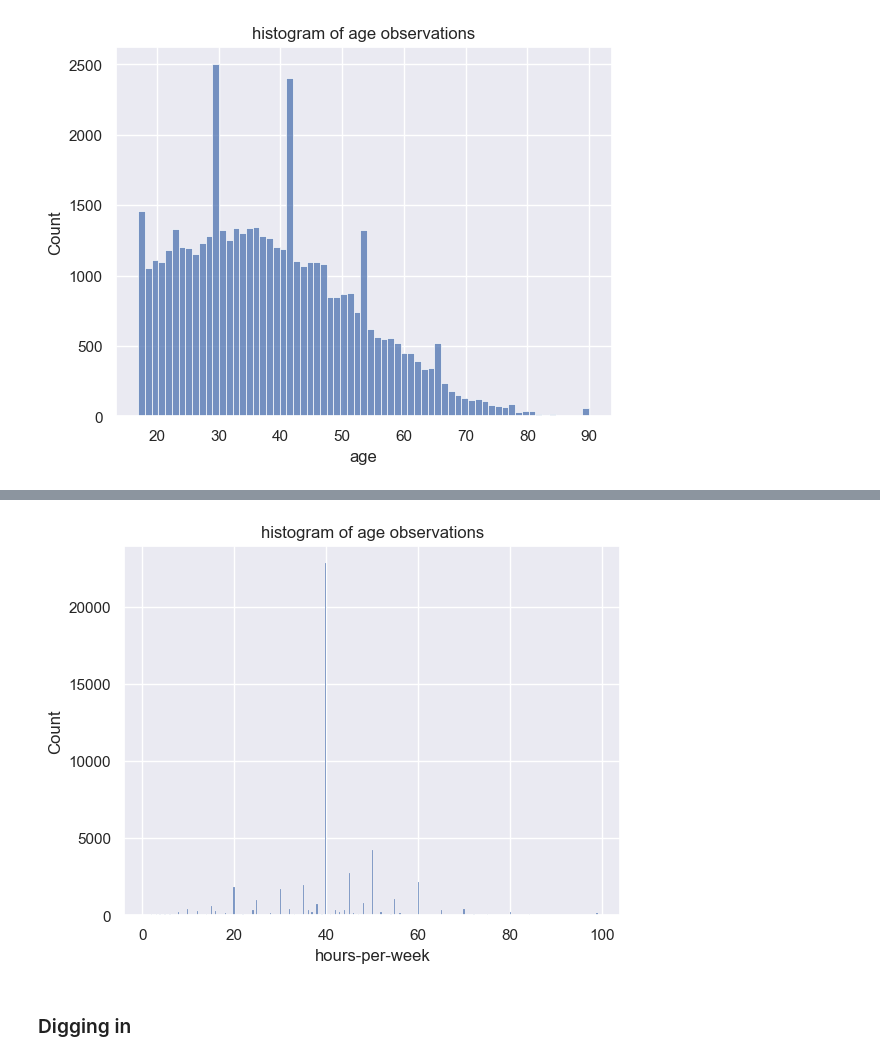
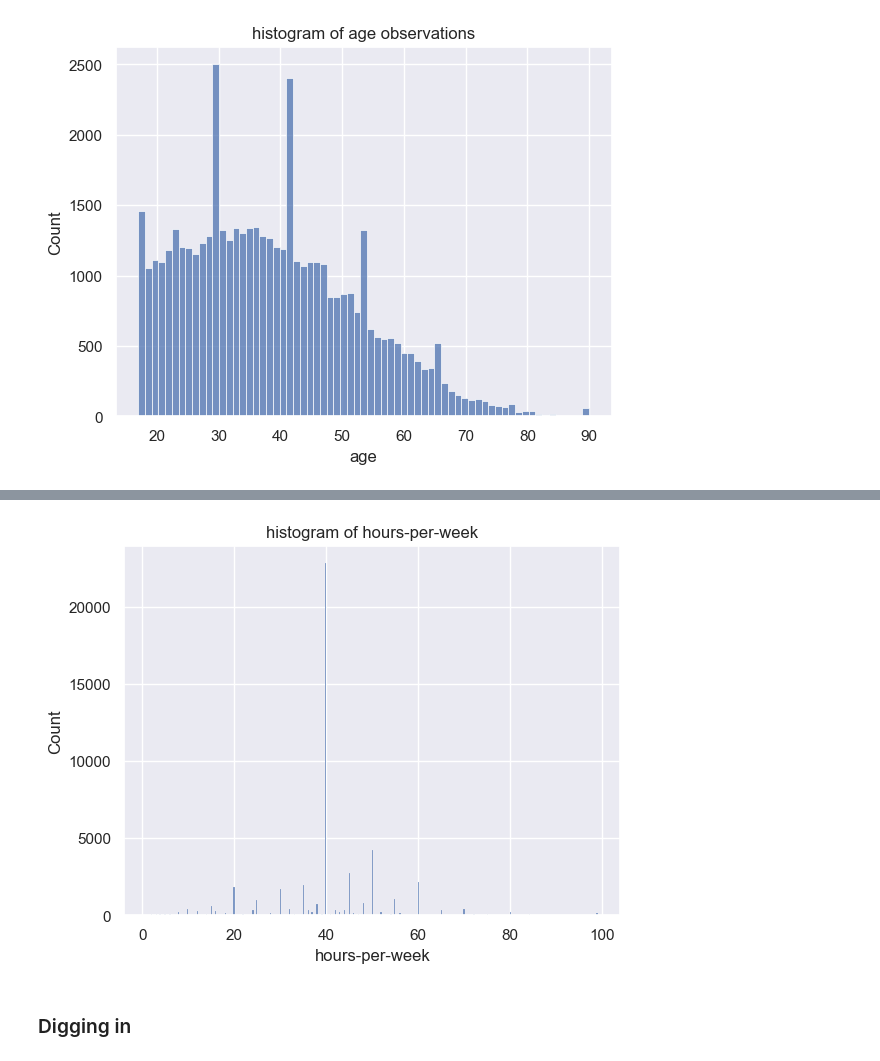
Before and after one commit to 474benchen/bias_aware_gridsearchCV, a Jupyter notebook: income.ipynb, the cells around one changed output, grey strips where cells are left out. Cells and saved outputs as stored; diff of their text form; code cells hidden in the pictures.

```diff
--- a/income.ipynb
+++ b/income.ipynb
@@ -143,8 +143,8 @@ plt.show()
 # %%
 sns.histplot(adults_df['hours-per-week'])
-plt.title('histogram of age observations')
+plt.title('histogram of hours-per-week')
 plt.show()
 # %% [output]
-[figure, old version]
+[figure, new version]
 # %% [markdown]
 ### Digging in
```
Also changed, not shown: parts of 3 cells of this notebook.
